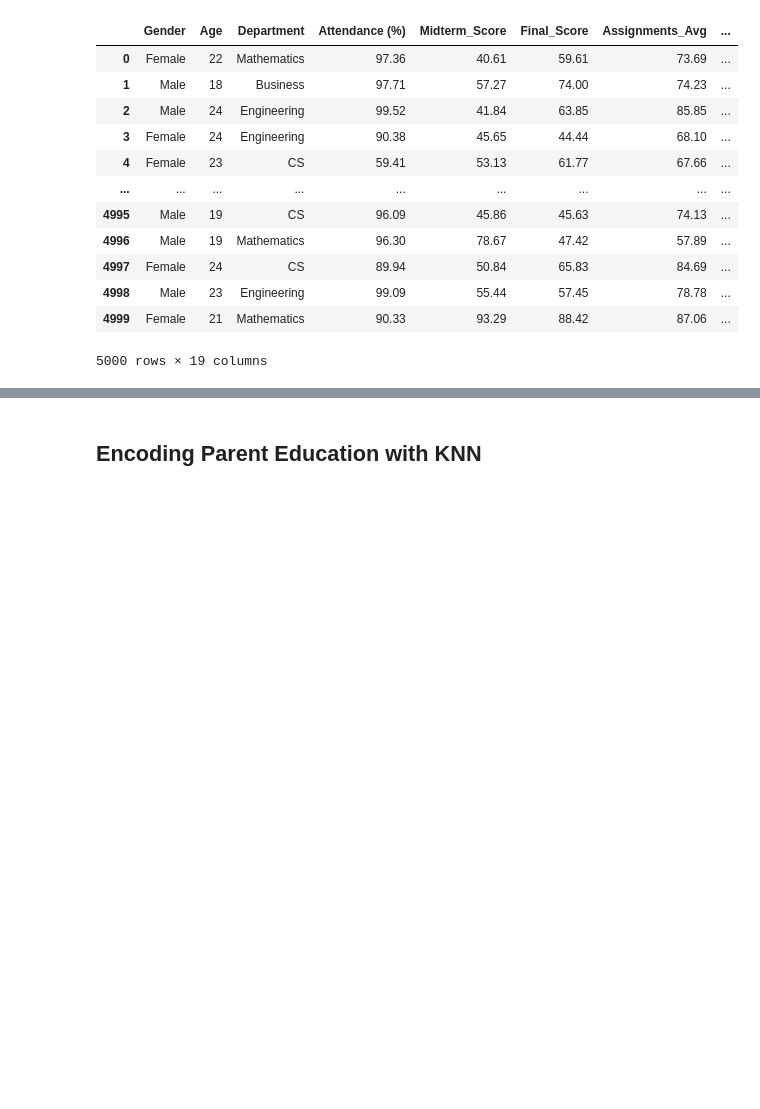
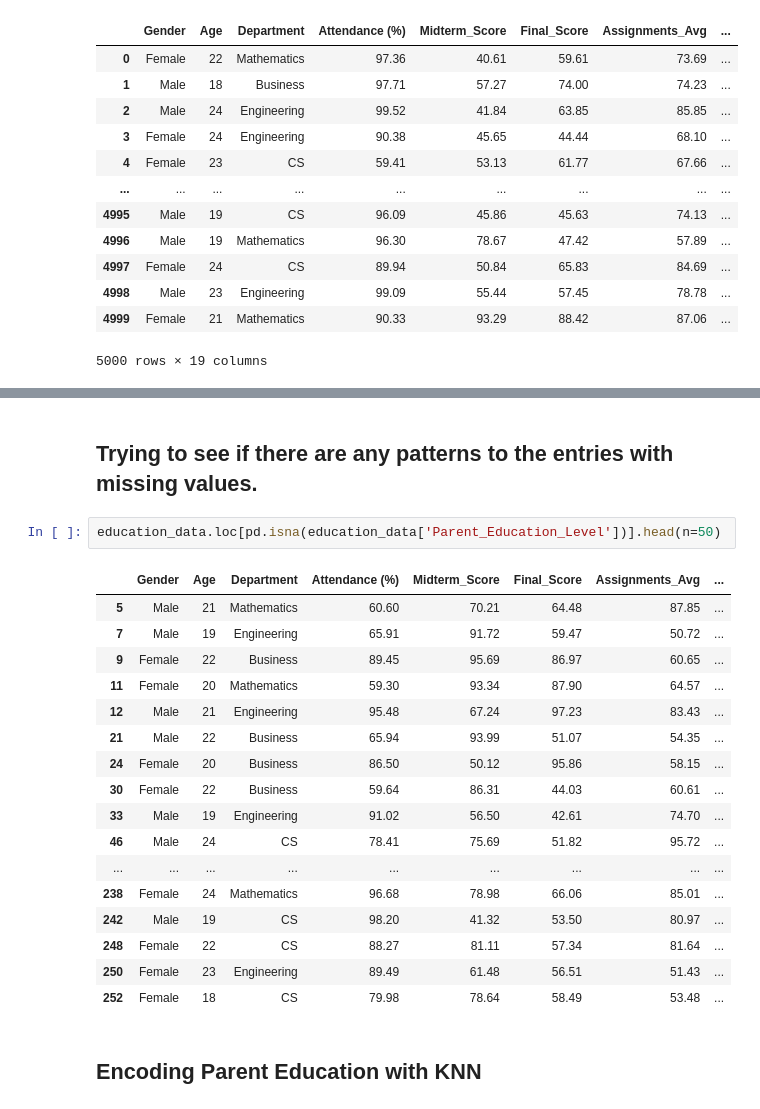
Before and after one commit to tylergarf/CSC396_Course_Coach, a Jupyter notebook: Data_Cleaning_Code.ipynb, the cells around one changed output, grey strips where cells are left out. Cells and saved outputs as stored; diff of their text form; blank space fills up the shorter version.

```diff
--- a/Data_Cleaning_Code.ipynb
+++ b/Data_Cleaning_Code.ipynb
@@ -53,3 +113,25 @@ education_data
+# %% [markdown]
+## Trying to see if there are any patterns to the entries with missing values.
+# %%
+education_data.loc[pd.isna(education_data['Parent_Education_Level'])].head(n=50)
+# %% [output]
+|  | Gender | Age | Department | Attendance (%) | Midterm_Score | Final_Score | Assignments_Avg | ... |
+| 5 | Male | 21 | Mathematics | 60.60 | 70.21 | 64.48 | 87.85 | ... |
+| 7 | Male | 19 | Engineering | 65.91 | 91.72 | 59.47 | 50.72 | ... |
+| 9 | Female | 22 | Business | 89.45 | 95.69 | 86.97 | 60.65 | ... |
+| 11 | Female | 20 | Mathematics | 59.30 | 93.34 | 87.90 | 64.57 | ... |
+| 12 | Male | 21 | Engineering | 95.48 | 67.24 | 97.23 | 83.43 | ... |
+| 21 | Male | 22 | Business | 65.94 | 93.99 | 51.07 | 54.35 | ... |
+| 24 | Female | 20 | Business | 86.50 | 50.12 | 95.86 | 58.15 | ... |
+| 30 | Female | 22 | Business | 59.64 | 86.31 | 44.03 | 60.61 | ... |
+| 33 | Male | 19 | Engineering | 91.02 | 56.50 | 42.61 | 74.70 | ... |
+| 46 | Male | 24 | CS | 78.41 | 75.69 | 51.82 | 95.72 | ... |
+| ... | ... | ... | ... | ... | ... | ... | ... | ... |
+| 238 | Female | 24 | Mathematics | 96.68 | 78.98 | 66.06 | 85.01 | ... |
+| 242 | Male | 19 | CS | 98.20 | 41.32 | 53.50 | 80.97 | ... |
+| 248 | Female | 22 | CS | 88.27 | 81.11 | 57.34 | 81.64 | ... |
+| 250 | Female | 23 | Engineering | 89.49 | 61.48 | 56.51 | 51.43 | ... |
+| 252 | Female | 18 | CS | 79.98 | 78.64 | 58.49 | 53.48 | ... |
 # %% [markdown]
 ## Encoding Parent Education with KNN
 # %% [markdown]
```
Also changed, not shown: parts of 8 cells of this notebook.
